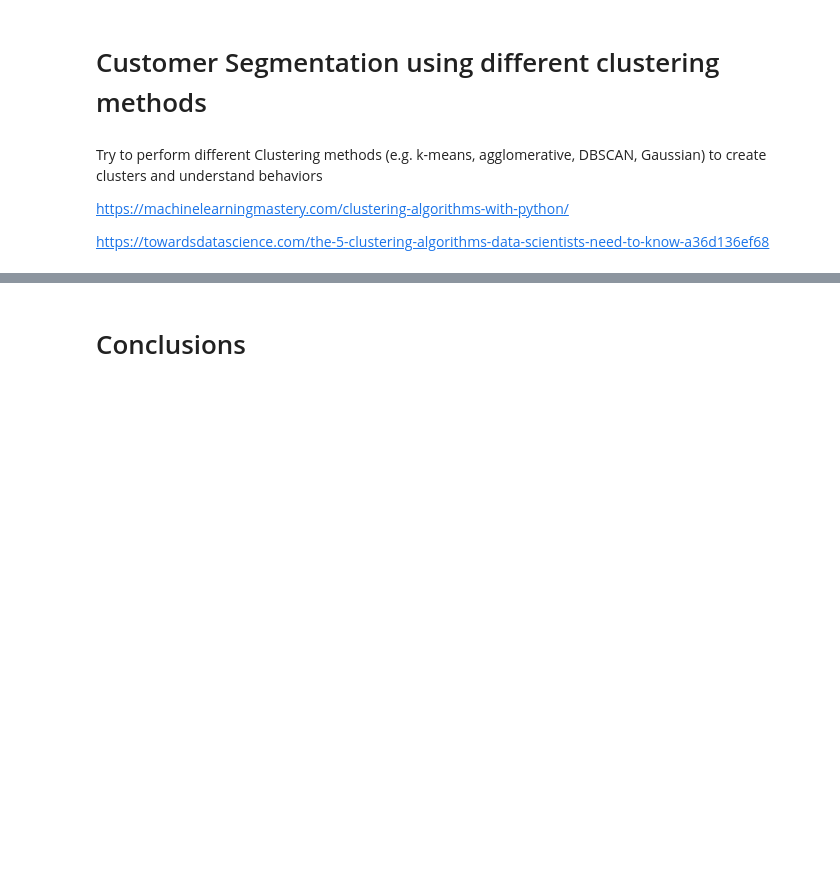
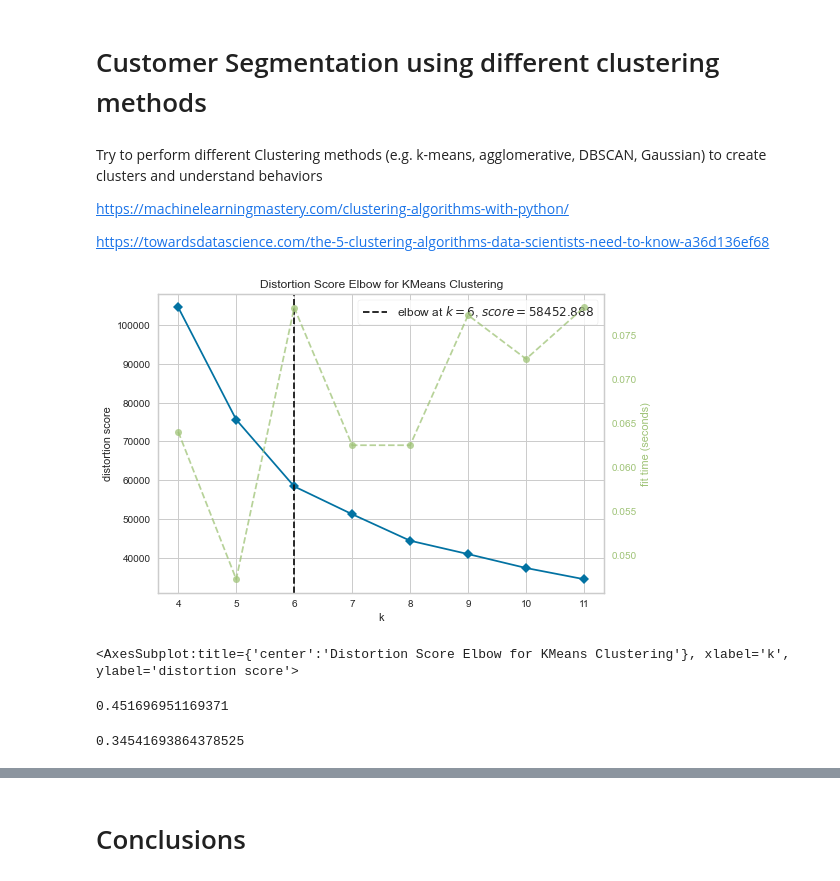
Before and after one commit to Clmntc/Analyse-de-clients-avec-votre-agence-IA, a Jupyter notebook: 02_understand_mall_customers.ipynb, the cells around one changed output, grey strips where cells are left out. Cells and saved outputs as stored; diff of their text form; code cells hidden in the pictures; blank space fills up the shorter version.

```diff
--- a/02_understand_mall_customers.ipynb
+++ b/02_understand_mall_customers.ipynb
@@ -57,3 +97,43 @@ Try to perform different Clustering methods (e.g. k-means, agglomerative, DBSCAN
 https://machinelearningmastery.com/clustering-algorithms-with-python/
 
 https://towardsdatascience.com/the-5-clustering-algorithms-data-scientists-need-to-know-a36d136ef68
+# %%
+# Instantiate the clustering model and visualizer
+model = KMeans()
+visualizer = KElbowVisualizer(model, k=(4,12))
+X = mall_df1.drop(['Age group'], axis=1)
+
+# Fit the data to the visualizer
+visualizer.fit(X)
+visualizer.show()
+# %% [output]
+[figure, added]
+<AxesSubplot:title={'center':'Distortion Score Elbow for KMeans Clustering'}, xlabel='k', ylabel='distortion score'>
+# %%
+#K-means
+kmeans = KMeans(n_clusters=6)
+kmeans.fit(X)
+
+# kmeans.labels_
+# kmeans.cluster_centers_
+
+#Calcul silhouette score
+score = silhouette_score(X, kmeans.labels_, metric='euclidean')
+score
+# %% [output]
+0.451696951169371
+# %%
+#AffinityPropagation
+from sklearn.cluster import AffinityPropagation
+AffinityPropagation = AffinityPropagation(random_state=5)
+AffinityPropagation.fit(X)
+
+AffinityPropagation.labels_
+AffinityPropagation.predict
+AffinityPropagation.cluster_centers_
+
+# Calcul silhouette score
+score = silhouette_score(X, AffinityPropagation.labels_, metric='euclidean')
+score
+# %% [output]
+0.34541693864378525
```
Also changed, not shown: parts of 12 cells of this notebook.
